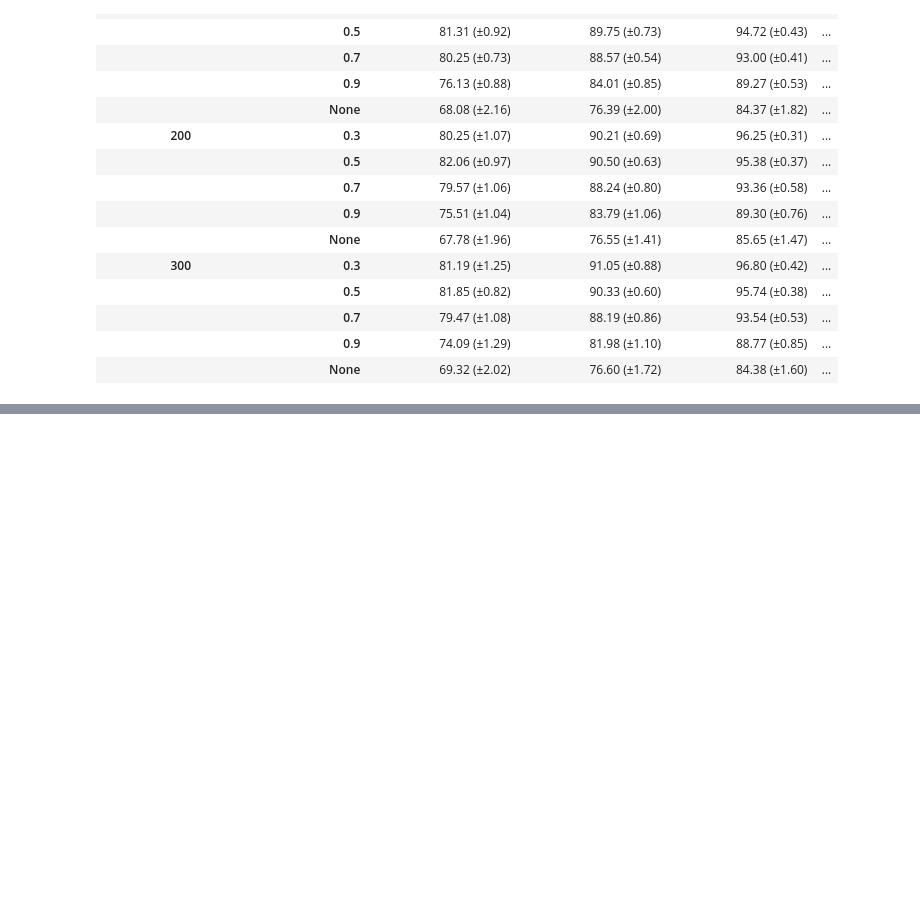
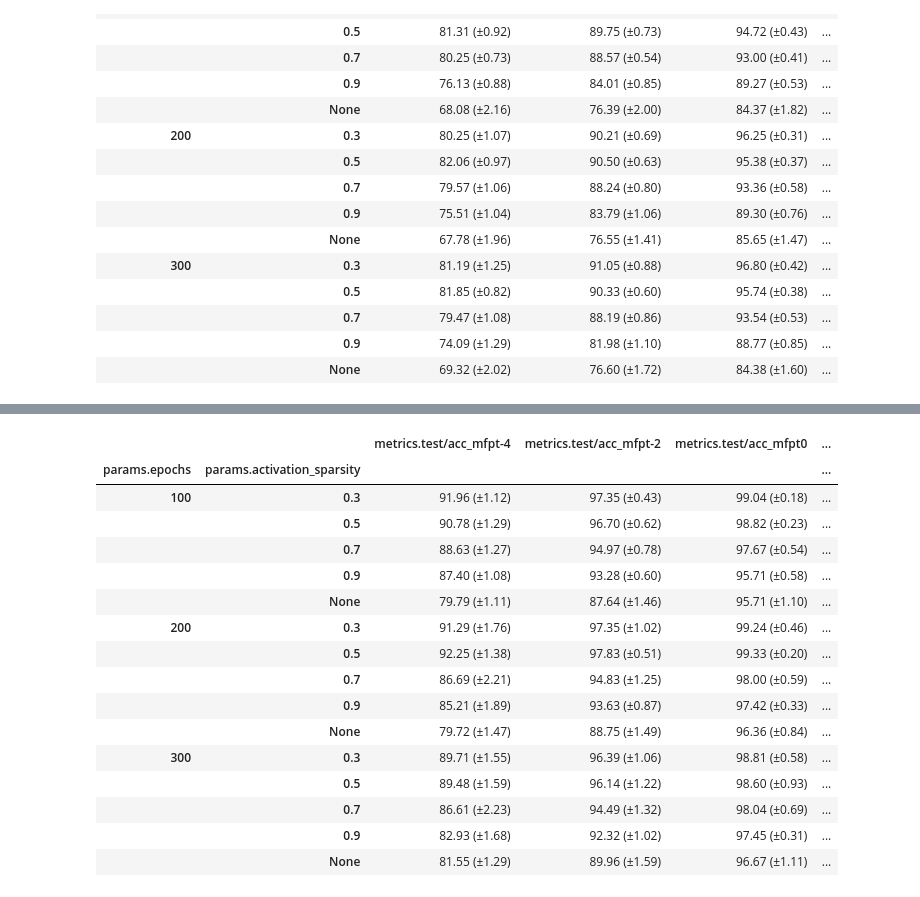
Before and after one commit to lmh970329/sparse-bfd, a Jupyter notebook: result.ipynb, the cells around one changed output, grey strips where cells are left out. Cells and saved outputs as stored; diff of their text form; code cells hidden in the pictures; blank space fills up the shorter version.

```diff
--- a/result.ipynb
+++ b/result.ipynb
@@ -105,0 +309,18 @@ result_table
+# %%
+experiments = mlflow.search_experiments(filter_string="name LIKE 'Featuremap Pruning CWRU'")
+runs = mlflow.search_runs(filter_string="params.model_name = 'ticnn'",experiment_ids=[experiment.experiment_id for experiment in experiments])
+
+cols = [f'metrics.test/acc_cwru{n}' for n in [-4, -2, 0, 2, 4]] + ['metrics.test/acc_cwru']
+
+runs[cols] = runs[cols] * 100
+
+means = runs.groupby(by=['params.epochs', 'params.activation_sparsity'])[cols].mean()
+stds = runs.groupby(by=['params.epochs', 'params.activation_sparsity'])[cols].std()
+ci_95 = 1.96 * stds / np.sqrt(30)
+
+gen_ci_str = lambda mean, ci: f'{mean:.2f} (±{ci:.2f})'
+def generate_CI_str(means:pd.Series, stds:pd.Series):
+    return means.combine(stds, gen_ci_str)
+
+result_table = means.combine(ci_95, generate_CI_str)
+result_table
@@ -105,0 +336,36 @@ result_table
+# %%
+experiments = mlflow.search_experiments(filter_string="name LIKE 'Featuremap Pruning MFPT'")
+runs = mlflow.search_runs(filter_string="params.model_name = 'ticnn'",experiment_ids=[experiment.experiment_id for experiment in experiments])
+
+cols = [f'metrics.test/acc_mfpt{n}' for n in [-4, -2, 0, 2, 4]] + ['metrics.test/acc_mfpt']
+
+runs[cols] = runs[cols] * 100
+
+means = runs.groupby(by=['params.epochs', 'params.activation_sparsity'])[cols].mean()
+stds = runs.groupby(by=['params.epochs', 'params.activation_sparsity'])[cols].std()
+ci_95 = 1.96 * stds / np.sqrt(30)
+
+gen_ci_str = lambda mean, ci: f'{mean:.2f} (±{ci:.2f})'
+def generate_CI_str(means:pd.Series, stds:pd.Series):
+    return means.combine(stds, gen_ci_str)
+
+result_table = means.combine(ci_95, generate_CI_str)
+result_table
+# %% [output]
+|  |  | metrics.test/acc_mfpt-4 | metrics.test/acc_mfpt-2 | metrics.test/acc_mfpt0 | ... |
+| params.epochs | params.activation_sparsity |  |  |  | ... |
+| 100 | 0.3 | 91.96 (±1.12) | 97.35 (±0.43) | 99.04 (±0.18) | ... |
+|  | 0.5 | 90.78 (±1.29) | 96.70 (±0.62) | 98.82 (±0.23) | ... |
+|  | 0.7 | 88.63 (±1.27) | 94.97 (±0.78) | 97.67 (±0.54) | ... |
+|  | 0.9 | 87.40 (±1.08) | 93.28 (±0.60) | 95.71 (±0.58) | ... |
+|  | None | 79.79 (±1.11) | 87.64 (±1.46) | 95.71 (±1.10) | ... |
+| 200 | 0.3 | 91.29 (±1.76) | 97.35 (±1.02) | 99.24 (±0.46) | ... |
+|  | 0.5 | 92.25 (±1.38) | 97.83 (±0.51) | 99.33 (±0.20) | ... |
+|  | 0.7 | 86.69 (±2.21) | 94.83 (±1.25) | 98.00 (±0.59) | ... |
+|  | 0.9 | 85.21 (±1.89) | 93.63 (±0.87) | 97.42 (±0.33) | ... |
+|  | None | 79.72 (±1.47) | 88.75 (±1.49) | 96.36 (±0.84) | ... |
+| 300 | 0.3 | 89.71 (±1.55) | 96.39 (±1.06) | 98.81 (±0.58) | ... |
+|  | 0.5 | 89.48 (±1.59) | 96.14 (±1.22) | 98.60 (±0.93) | ... |
+|  | 0.7 | 86.61 (±2.23) | 94.49 (±1.32) | 98.04 (±0.69) | ... |
+|  | 0.9 | 82.93 (±1.68) | 92.32 (±1.02) | 97.45 (±0.31) | ... |
+|  | None | 81.55 (±1.29) | 89.96 (±1.59) | 96.67 (±1.11) | ... |
```
Also changed, not shown: parts of 15 cells of this notebook, 1 other file.
